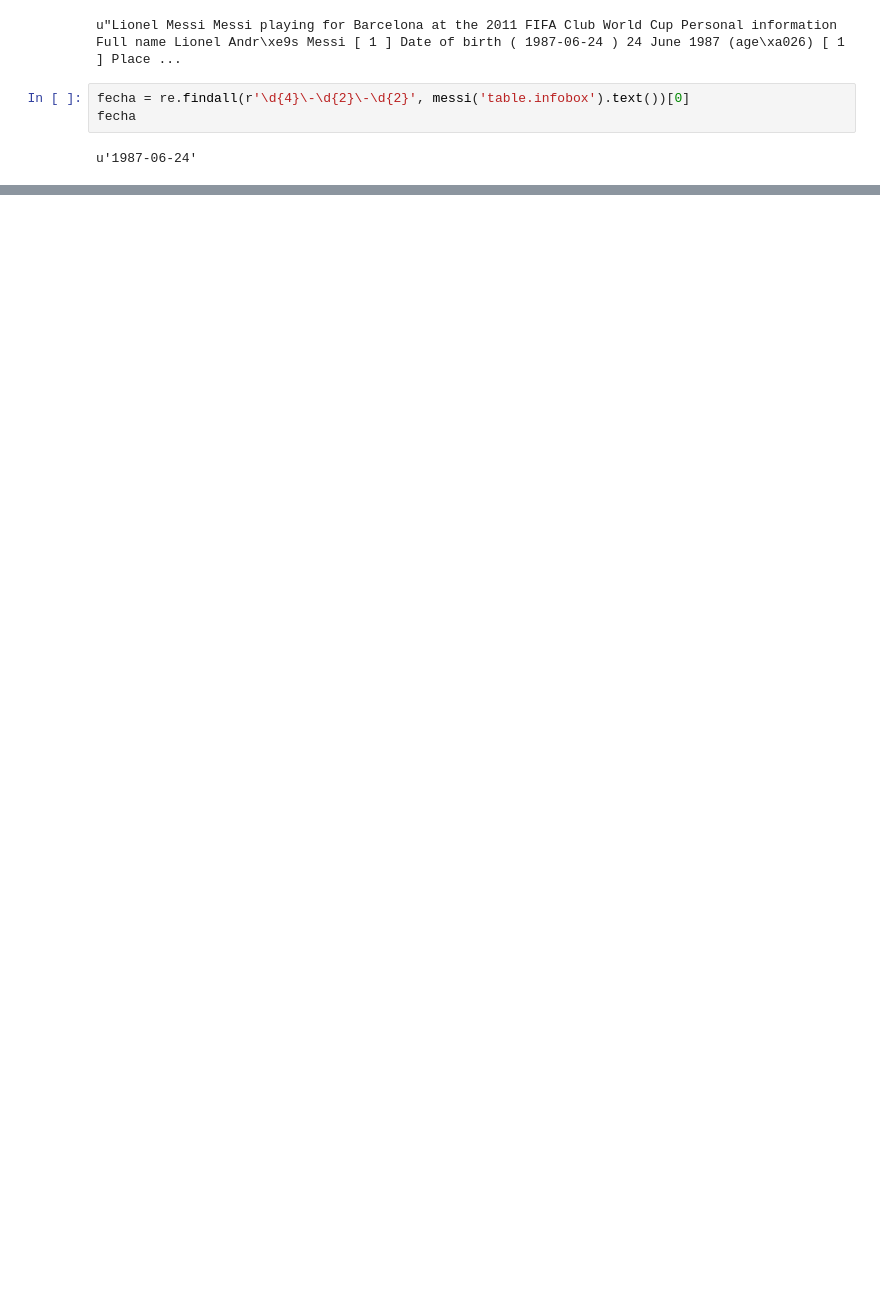
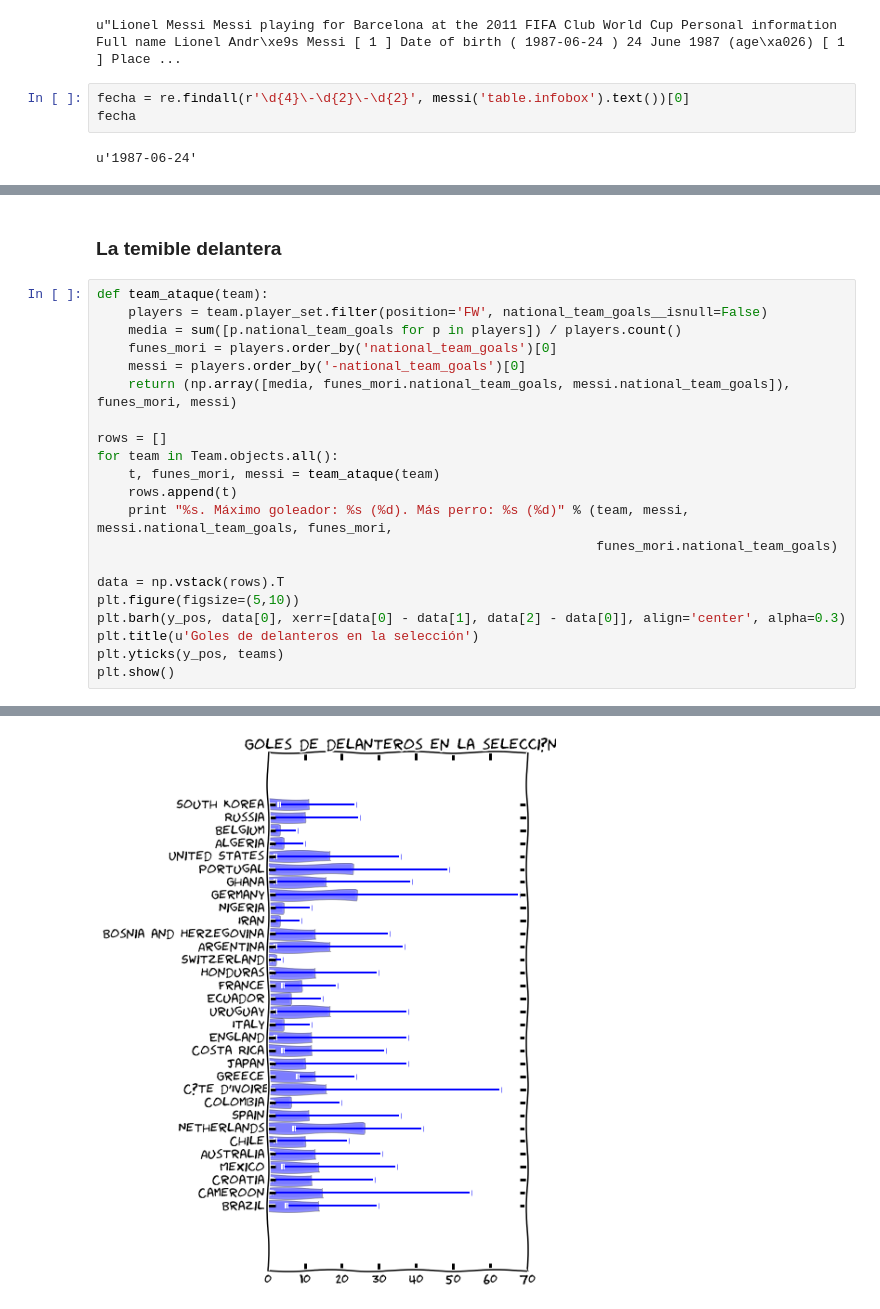
Before and after one commit to mgaitan/mgaitan.github.io, a Jupyter notebook: posts/los-numeros-del-mundial.ipynb, the cells around one changed output, grey strips where cells are left out. Cells and saved outputs as stored; diff of their text form; blank space fills up the shorter version.

```diff
--- a/posts/los-numeros-del-mundial.ipynb
+++ b/posts/los-numeros-del-mundial.ipynb
@@ -197,0 +358,24 @@ Player.objects.filter(full_name__icontains='luis l')[0].id
+# %% [markdown]
+### La temible delantera
+# %%
+def team_ataque(team):
+    players = team.player_set.filter(position='FW', national_team_goals__isnull=False)
+    media = sum([p.national_team_goals for p in players]) / players.count()
+    funes_mori = players.order_by('national_team_goals')[0]
+    messi = players.order_by('-national_team_goals')[0]
+    return (np.array([media, funes_mori.national_team_goals, messi.national_team_goals]), funes_mori, messi)
+
+rows = []
+for team in Team.objects.all():
+    t, funes_mori, messi = team_ataque(team)
+    rows.append(t)
+    print "%s. Máximo goleador: %s (%d). Más perro: %s (%d)" % (team, messi, messi.national_team_goals, funes_mori,
+                                                                funes_mori.national_team_goals)
+
+data = np.vstack(rows).T
+plt.figure(figsize=(5,10))
+plt.barh(y_pos, data[0], xerr=[data[0] - data[1], data[2] - data[0]], align='center', alpha=0.3)
+plt.title(u'Goles de delanteros en la selección')
+plt.yticks(y_pos, teams)
+plt.show()
+# %% [output]
@@ -197,0 +399 @@ Player.objects.filter(full_name__icontains='luis l')[0].id
+[figure, added]
```
Also changed, not shown: parts of 43 cells of this notebook.
